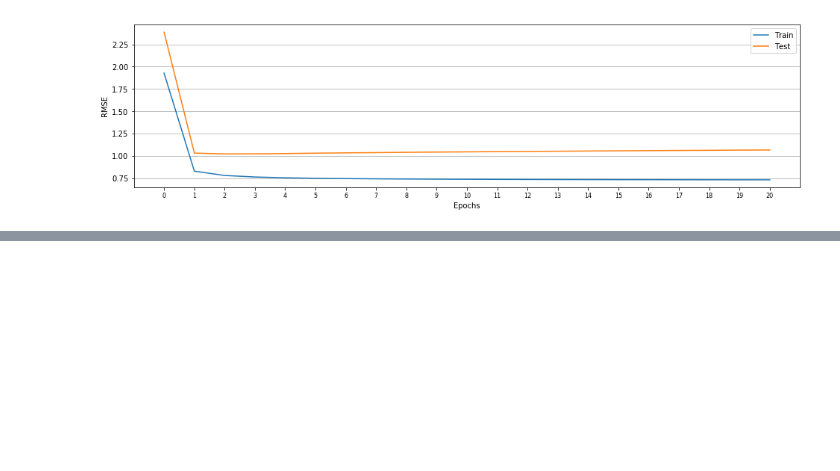
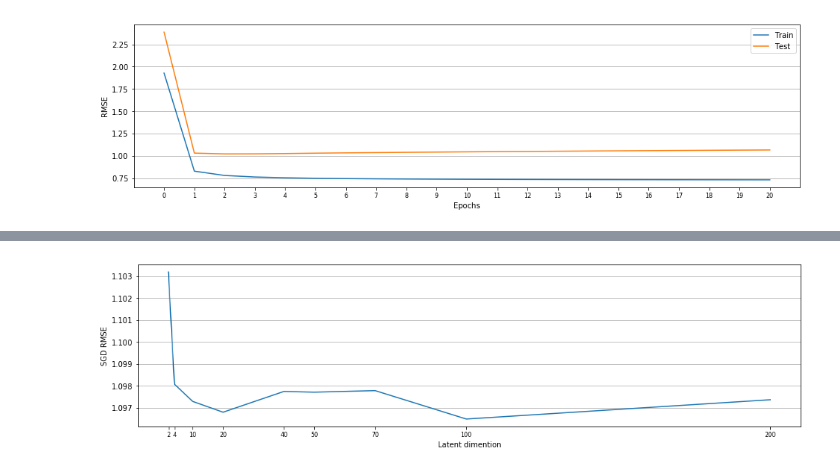
Before and after one commit to berryweinst/MfRecommender, a Jupyter notebook: mf_test.ipynb, the cells around one changed output, grey strips where cells are left out. Drawn from its saved outputs; the diff is of its cells as text; code cells hidden in the pictures; blank space fills up the shorter version.

```diff
--- a/mf_test.ipynb
+++ b/mf_test.ipynb
@@ -282,12 +296,12 @@ plt.grid(axis="y")
 # %%
 # 3 + 4
 import time
-best_lambda = min(min_test_rmse)
+best_lambda = 0.1
 k_l = [2, 4, 10, 20, 40, 50, 70, 100, 200]
 time_meas = []
 min_test_rmse = []
 for k in k_l:
-    model = MFModel(X_train, X_test, users, items, hidden_dim=k, lr=0.01, gamma=best_lambda, reg_u=0.1, reg_i=0.1, epochs=22, optimizer='sgd')
+    model = MFModel(X_train, X_test, users, items, hidden_dim=k, lr=0.01, gamma=best_lambda, reg_u=0.1, reg_i=0.1, epochs=10, optimizer='sgd')
     print("Starting training SGD with K (hidden) = %d ..." % (k))
     model.print_hyper_params()
     start = time.time()
@@ -300,0 +331,9 @@ SyntaxError: invalid syntax (<ipython-input-6-074eccfdfb1c>, line 3)
+# %%
+plt.figure(figsize=((16,4)))
+plt.plot(k_l, [i[2] for i in min_test_rmse])
+plt.xticks(k_l, fontsize=8)
+plt.xlabel("Latent dimention")
+plt.ylabel("SGD RMSE")
+plt.grid(axis="y")
+# %% [output]
+[figure, added]
```
Also changed, not shown: parts of 4 cells of this notebook.
